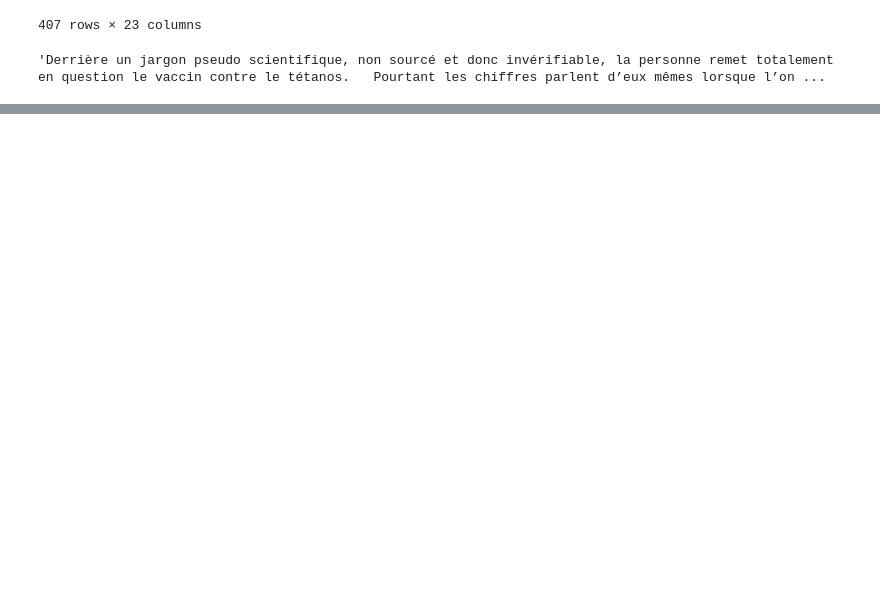
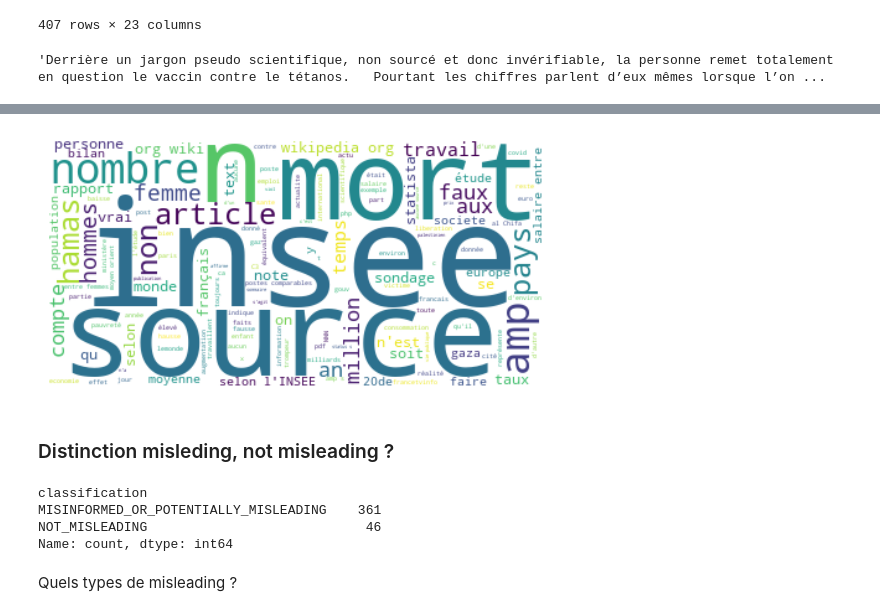
Before and after one commit to clement2323/test_twitter, a Jupyter notebook: tweetsAndNotes.ipynb, the cells around one changed output, grey strips where cells are left out. Saved outputs shown, nothing was run; the diff lists cells and outputs as text; code cells hidden in the pictures; blank space fills up the shorter version.

```diff
--- a/tweetsAndNotes.ipynb
+++ b/tweetsAndNotes.ipynb
@@ -136,0 +182,15 @@ notes_fr_stat.summary[973]
+# %%
+word_cloud(notes_fr_stat,["France","chiffre","chiffres","statistique","statistiques"])
+# %% [output]
+[figure, added]
+# %% [markdown]
+###  Distinction  misleding, not misleading ?
+# %%
+notes_fr_stat.classification.value_counts()
+# %% [output]
+classification
+MISINFORMED_OR_POTENTIALLY_MISLEADING    361
+NOT_MISLEADING                            46
+Name: count, dtype: int64
+# %% [markdown]
+Quels types de misleading ?
```
Also changed, not shown: parts of 11 cells of this notebook.
